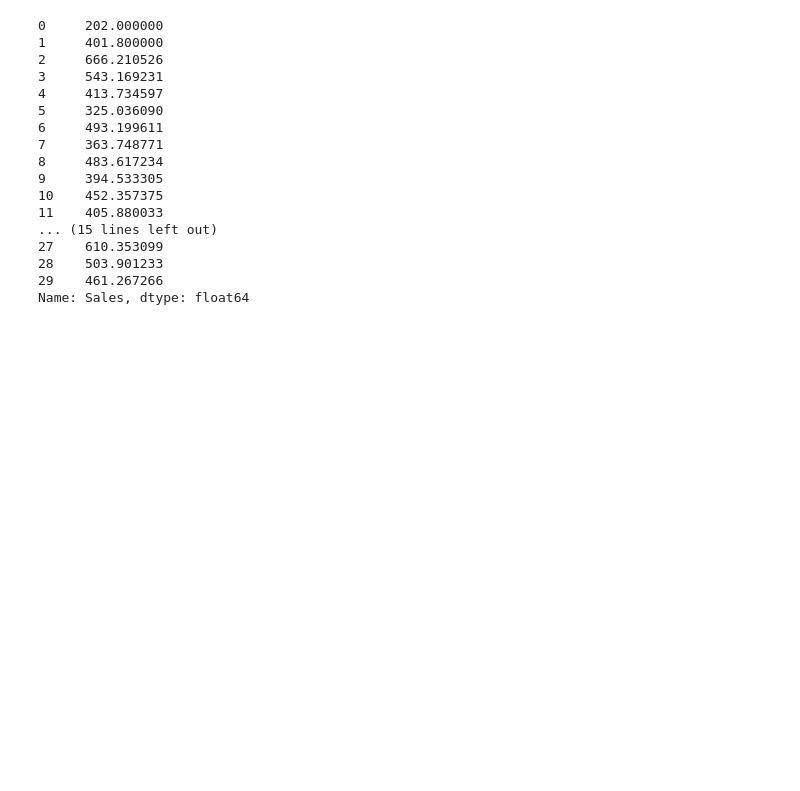
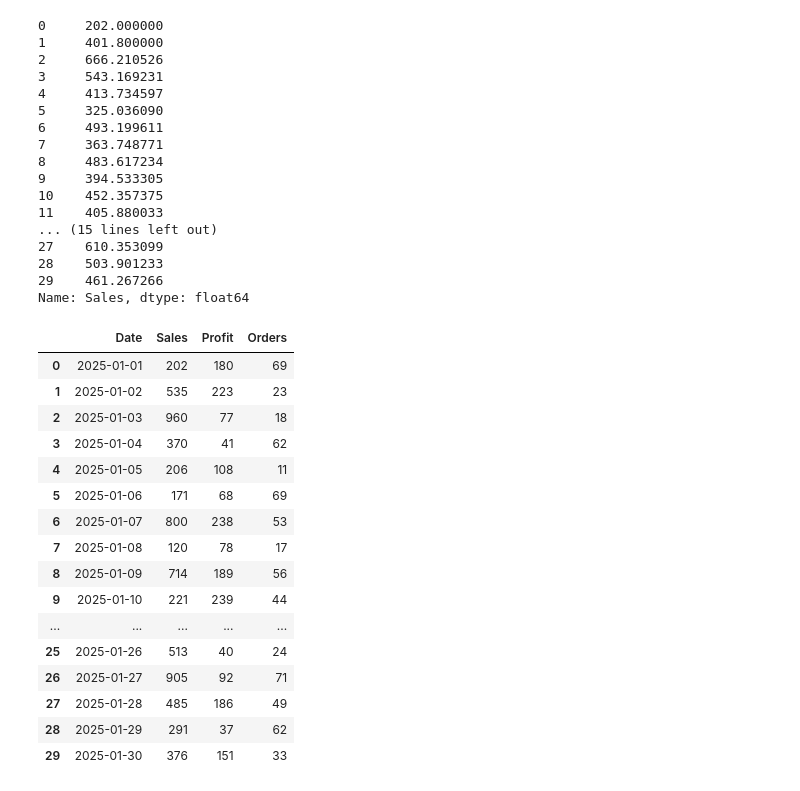
Before and after one commit to SyedSamiUllah1/Python_Practice, a Jupyter notebook: Book.ipynb, the cells around one changed output. Saved outputs shown, nothing was run; the diff lists cells and outputs as text; code cells hidden in the pictures; blank space fills up the shorter version.

```diff
--- a/Book.ipynb
+++ b/Book.ipynb
@@ -1046,0 +1056,20 @@ Name: Sales, dtype: float64
+# %%
+df1
+# %% [output]
+|  | Date | Sales | Profit | Orders |
+| 0 | 2025-01-01 | 202 | 180 | 69 |
+| 1 | 2025-01-02 | 535 | 223 | 23 |
+| 2 | 2025-01-03 | 960 | 77 | 18 |
+| 3 | 2025-01-04 | 370 | 41 | 62 |
+| 4 | 2025-01-05 | 206 | 108 | 11 |
+| 5 | 2025-01-06 | 171 | 68 | 69 |
+| 6 | 2025-01-07 | 800 | 238 | 53 |
+| 7 | 2025-01-08 | 120 | 78 | 17 |
+| 8 | 2025-01-09 | 714 | 189 | 56 |
+| 9 | 2025-01-10 | 221 | 239 | 44 |
+| ... | ... | ... | ... | ... |
+| 25 | 2025-01-26 | 513 | 40 | 24 |
+| 26 | 2025-01-27 | 905 | 92 | 71 |
+| 27 | 2025-01-28 | 485 | 186 | 49 |
+| 28 | 2025-01-29 | 291 | 37 | 62 |
+| 29 | 2025-01-30 | 376 | 151 | 33 |
```
Also changed, not shown: parts of 20 cells of this notebook.
